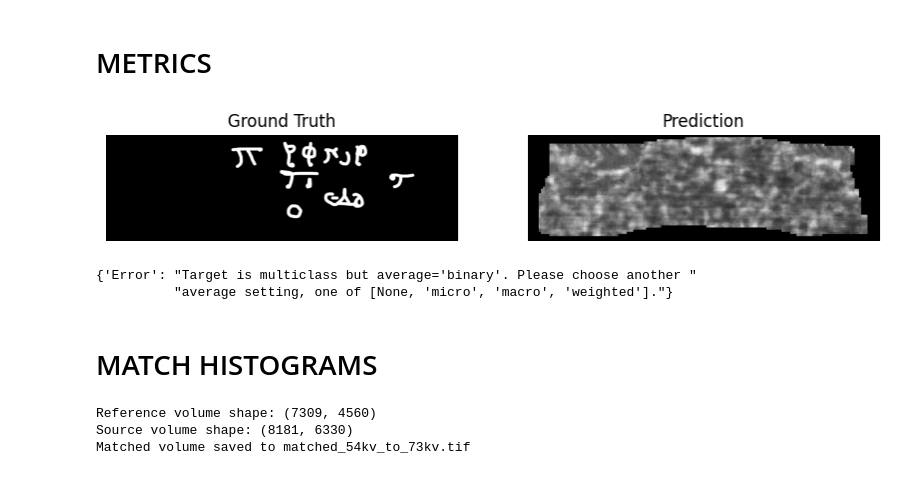
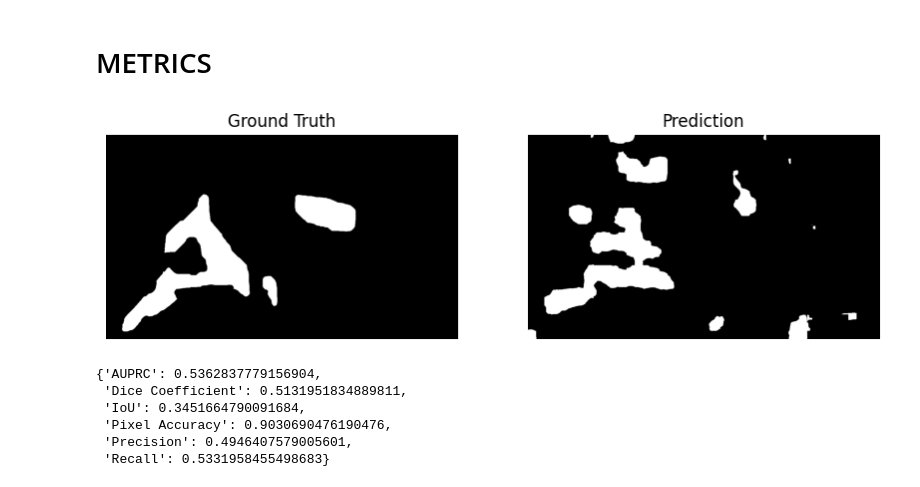
Before and after one commit to dionvou/vesuvius_ink_detection, a Jupyter notebook: notebooks/helper_notebook.ipynb, the cells around one changed output. Saved outputs shown, nothing was run; the diff lists cells and outputs as text; code cells hidden in the pictures.

```diff
--- a/notebooks/helper_notebook.ipynb
+++ b/notebooks/helper_notebook.ipynb
@@ -287,7 +203,7 @@ def compute_metrics(result_path, ground_truth_path, threshold=0.5):
     try:
         # Normalize to binary using a variable threshold (0 to 1 range)
         threshold_value = int(threshold * 255)
-        # result = (result > threshold_value).astype(np.uint8)
+        result = (result > threshold_value).astype(np.uint8)
         ground_truth = (ground_truth > threshold_value).astype(np.uint8)
 
         # Compute pixel accuracy
@@ -315,86 +231,40 @@ def compute_metrics(result_path, ground_truth_path, threshold=0.5):
             "Recall": recall,
             "IoU": iou,
             "Dice Coefficient": dice,
             "AUPRC": auprc
         }
     except Exception as e:
         metrics = {
             "Error": str(e)
         }
 
     # Display images side by side
     plt.figure(figsize=(10, 5))
     plt.subplot(1, 2, 1)
     plt.imshow(ground_truth, cmap='gray')
     plt.title("Ground Truth")
     plt.axis("off")
 
     plt.subplot(1, 2, 2)
     plt.imshow(result, cmap='gray')
     plt.title("Prediction")
     plt.axis("off")
 
     plt.show()
 
     return metrics
 
 # Example usage
-result_path = "../wandb/run-20250730_235123-0du3ircv/files/media/images/masks_72_53dfea2d9e0ad85f9c16.png"
-ground_truth_path = "../train_scrolls/20231215151901/20231215151901_inklabels.png"
-threshold = 0.6 # Adjustable threshold between 0 and 1
+result_path = "../wandb/run-20251203_131818-oseagq7n/files/media/images/masks_90_783a81c14f5695fec67c.png"
+ground_truth_path = "../train_scrolls/rect5/rect5_inklabels.png"
+threshold = 0.3 # Adjustable threshold between 0 and 1
 metrics = compute_metrics(result_path, ground_truth_path, threshold)
 pprint(metrics)
 # %% [output]
-[figure, old version]
+[figure, new version]
-{'Error': "Target is multiclass but average='binary'. Please choose another "
-          "average setting, one of [None, 'micro', 'macro', 'weighted']."}
+{'AUPRC': 0.5362837779156904,
+ 'Dice Coefficient': 0.5131951834889811,
+ 'IoU': 0.3451664790091684,
+ 'Pixel Accuracy': 0.9030690476190476,
+ 'Precision': 0.4946407579005601,
+ 'Recall': 0.5331958455498683}
-# %% [markdown]
-# MATCH HISTOGRAMS
-# %%
-import numpy as np
-import tifffile
-from skimage.exposure import match_histograms
-import os
-
-# Load 3D volume from TIFF stack
-def load_tiff_stack(folder_path):
-    # Assuming folder_path contains slices named in order or just one multi-page TIFF
-    # If multi-page TIFF:
-    volume = tifffile.imread(folder_path)
-    return volume
-
-# Save 3D volume as TIFF stack (multi-page TIFF)
-def save_tiff_stack(volume, out_path):
-    tifffile.imwrite(out_path, volume.astype(np.uint16))  # change dtype as needed
-
-# Match histogram for the whole 3D volume
-def match_3d_histogram(source, reference):
-    matched = match_histograms(source, reference, channel_axis=None)
-    return matched
-
-# Paths to your TIFF stacks (multi-page TIFF files or folders with slices)
-ref_tiff_path = './train_scrolls/frag5/layers/30.tif'
-src_tiff_path = './train_scrolls/frag1/layers/30.tif'
-out_tiff_path = 'matched_54kv_to_73kv.tif'
-
-# Load volumes
-ref_volume = load_tiff_stack(ref_tiff_path)
-src_volume = load_tiff_stack(src_tiff_path)
-
-# Check shapes are the same or resize if necessary
-print(f'Reference volume shape: {ref_volume.shape}')
-print(f'Source volume shape: {src_volume.shape}')
-
-# If shapes differ, you might want to resize source to ref or vice versa before matching
-
-# Match histograms
-matched_volume = match_3d_histogram(src_volume, ref_volume)
-
-# Save matched volume
-save_tiff_stack(matched_volume, out_tiff_path)
-
-print(f'Matched volume saved to {out_tiff_path}')
-# %% [output]
-Reference volume shape: (7309, 4560)
-Source volume shape: (8181, 6330)
-Matched volume saved to matched_54kv_to_73kv.tif
```
Also changed, not shown: parts of 7 cells of this notebook, 23 other files.
